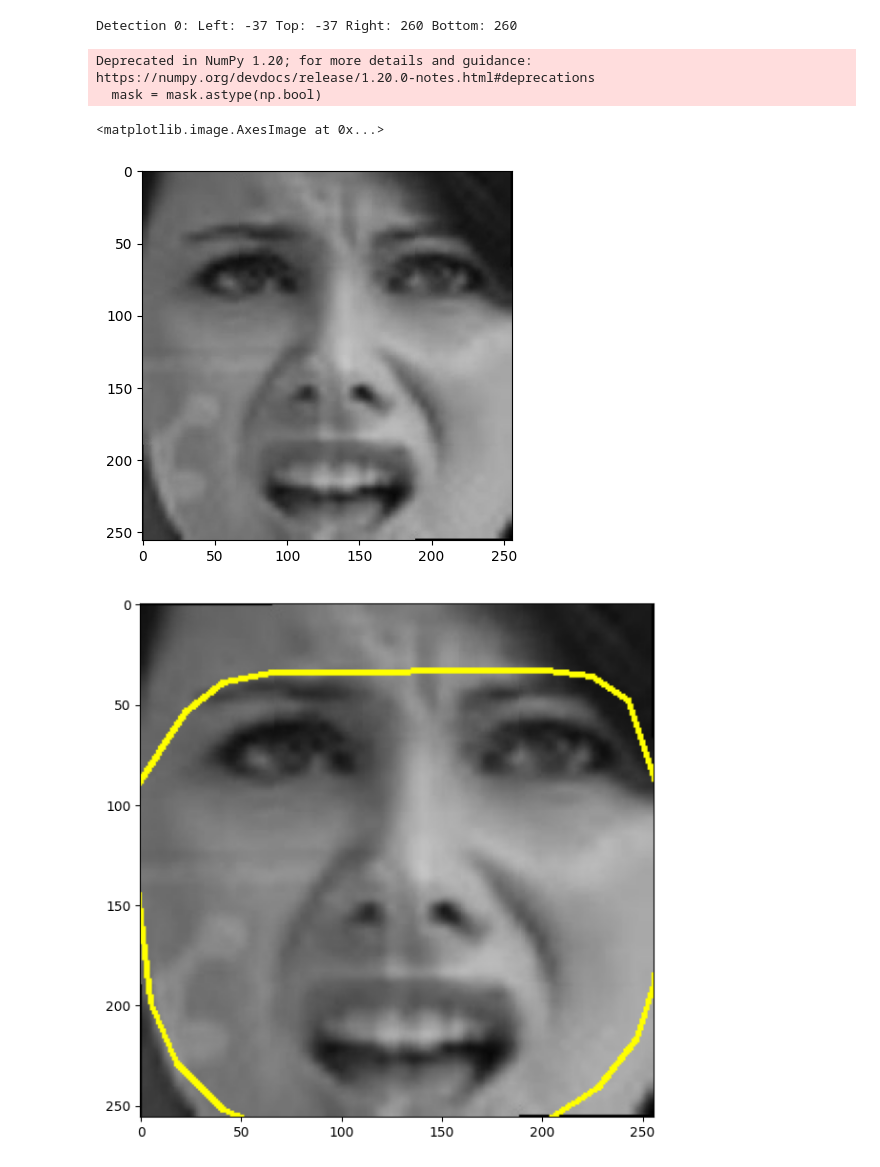
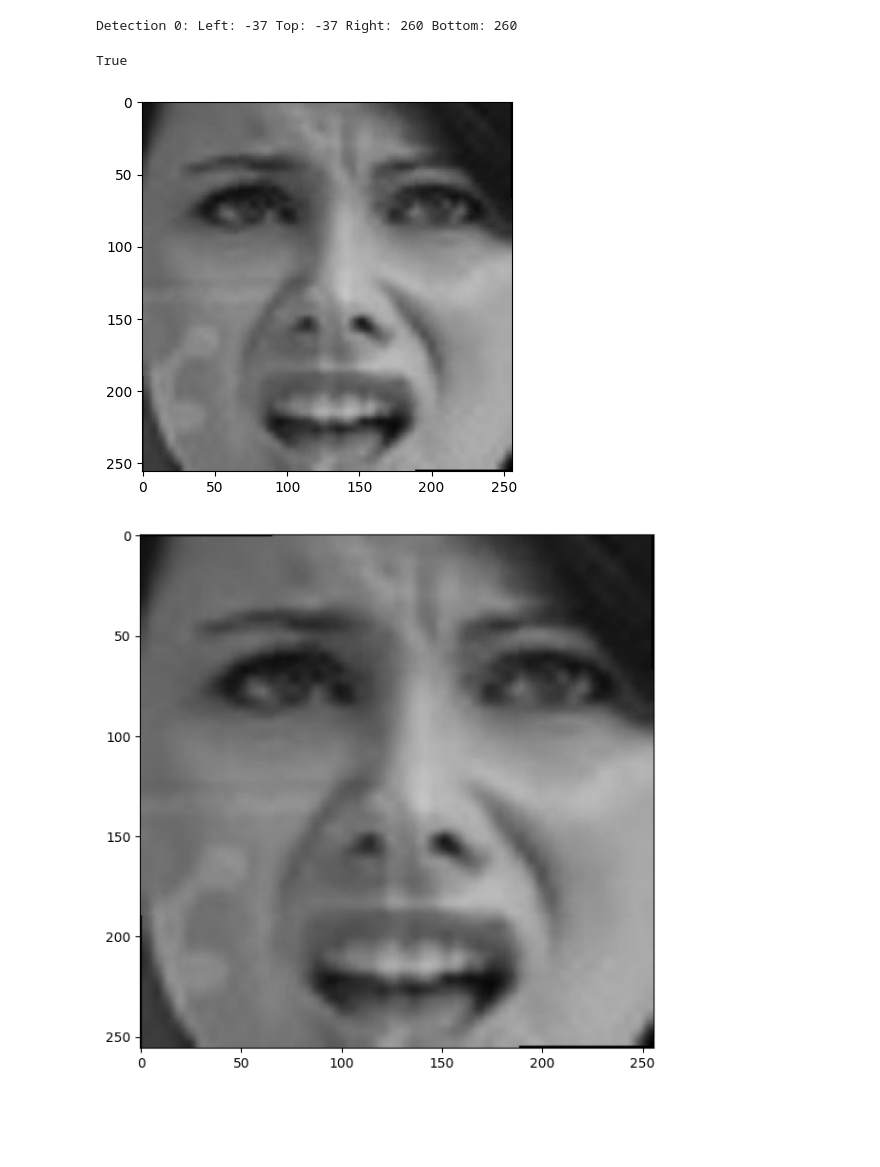
Before and after one commit to munnigel/Facial-Expression-Recognition, a Jupyter notebook: preprocessing/3_face_normalization.ipynb, the cells around one changed output. Drawn from its saved outputs; the diff is of its cells as text; code cells hidden in the pictures; blank space fills up the shorter version.

```diff
--- a/preprocessing/3_face_normalization.ipynb
+++ b/preprocessing/3_face_normalization.ipynb
@@ -57,36 +57,38 @@ for i in range(24, 26):
     routes.append(from_coordinate)
 
 #---------------------------------------
 
 from_coordinate = landmark_tuple[26]
 to_coordinate = landmark_tuple[16]
 routes.append(from_coordinate)
 routes.append(to_coordinate)
 
 img = base_img.copy()
 for i in range(0, len(routes)-1):
     from_coordinate = routes[i]
     to_coordinate = routes[i+1]
 
     #print(from_coordinate," to ",to_coordinate)
 
-    img = cv2.line(img, from_coordinate, to_coordinate, (255, 255, 0), 2)
+    # Showing the mask outline to the face
+    # img = cv2.line(img, from_coordinate, to_coordinate, (255, 255, 0), 1)
 plt.figure(figsize = (7,7))
 plt.imshow(img)
 
 mask = np.zeros((img.shape[0], img.shape[1]))
 mask = cv2.fillConvexPoly(mask, np.array(routes), 1)
-mask = mask.astype(np.bool)
+mask = mask.astype(bool)
 #plt.imshow(mask)
 
 out = np.zeros_like(img)
 out[mask] = img[mask]
 plt.figure(figsize = (7,7))
 plt.imshow(out)
+
+# save the image
+cv2.imwrite('normalized.jpg', out)
 # %% [output]
 Detection 0: Left: -37 Top: -37 Right: 260 Bottom: 260
-Deprecated in NumPy 1.20; for more details and guidance: https://numpy.org/devdocs/release/1.20.0-notes.html#deprecations
-  mask = mask.astype(np.bool)
+True
-<matplotlib.image.AxesImage at 0x...>
 [figure]
-[figure, old version]
+[figure, new version]
```
Also changed, not shown: parts of 1 cell of this notebook, 5 other files.
